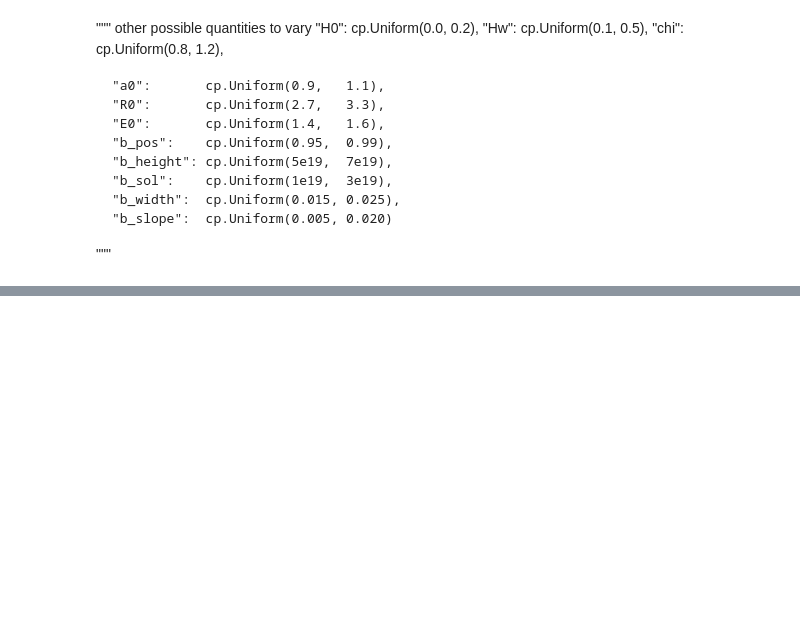
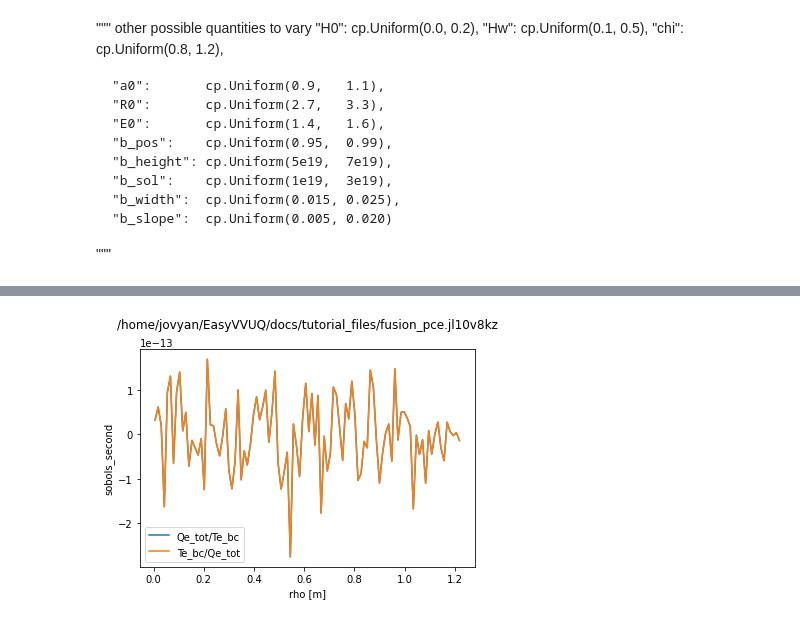
Before and after one commit to UCL-CCS/EasyVVUQ, a Jupyter notebook: docs/tutorial_files/easyvvuq_fusion_tutorial.ipynb, the cells around one changed output, grey strips where cells are left out. Saved outputs shown, nothing was run; the diff lists cells and outputs as text; code cells hidden in the pictures; blank space fills up the shorter version.

```diff
--- a/docs/tutorial_files/easyvvuq_fusion_tutorial.ipynb
+++ b/docs/tutorial_files/easyvvuq_fusion_tutorial.ipynb
@@ -161,3 +205,16 @@ Text(0.5, 1.0, '/Users/dpc/GIT.local/EasyVVUQ/docs/tutorial_files/fusion_pce.me3
+# %%
+# plot the second Sobol results
+
+plt.figure()
+for k1 in results.sobols_second()['te'].keys():
+    for k2 in results.sobols_second()['te'][k1].keys():
+        plt.plot(rho, results.sobols_second()['te'][k1][k2], label=k1+'/'+k2)
+plt.legend(loc=0)
+plt.xlabel('rho [m]')
+plt.ylabel('sobols_second')
+plt.title(my_campaign.campaign_dir+'\n');
+# %% [output]
+[figure, added]
 # %%
 # plot the total Sobol results
 
```
Also changed, not shown: parts of 13 cells of this notebook.
